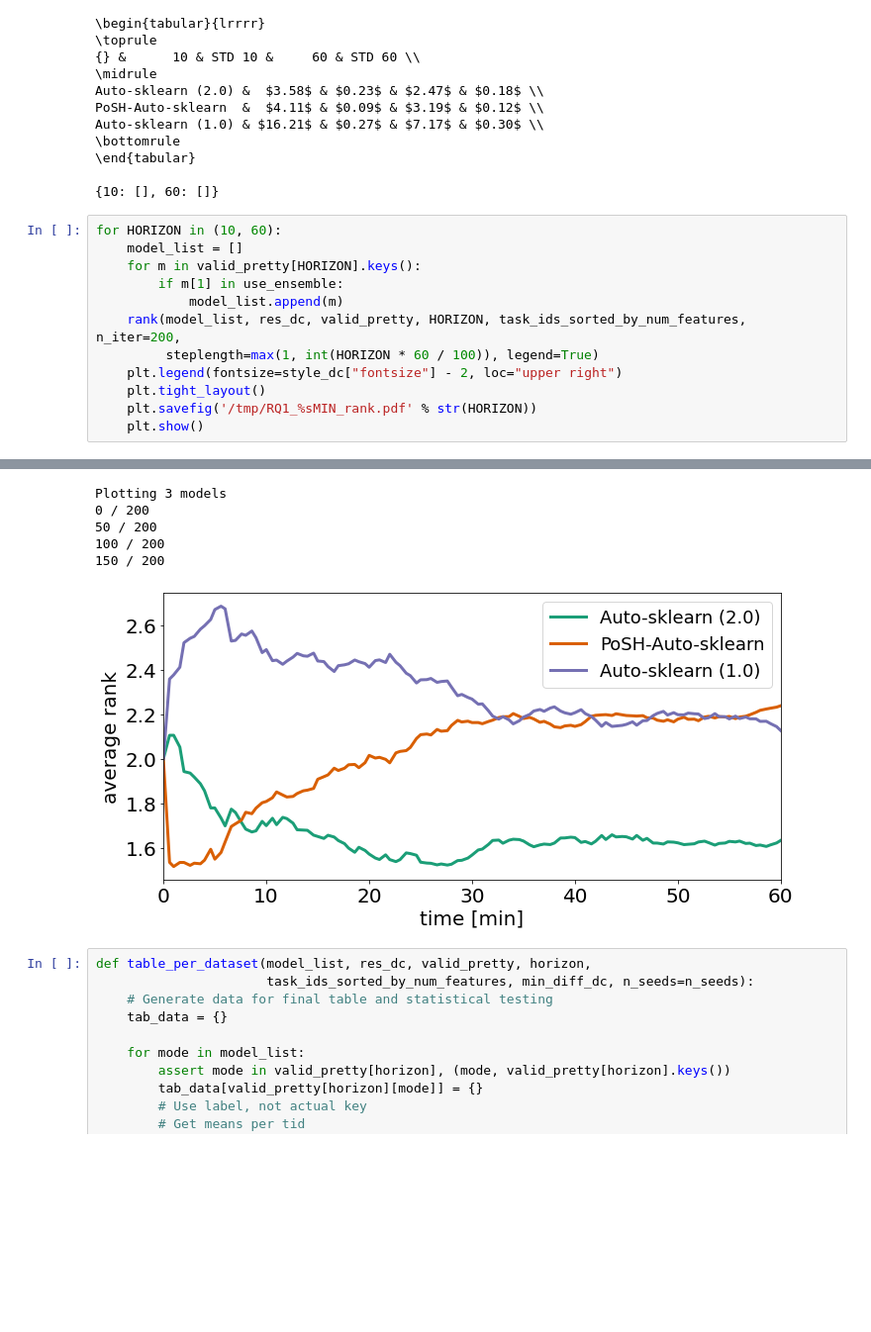
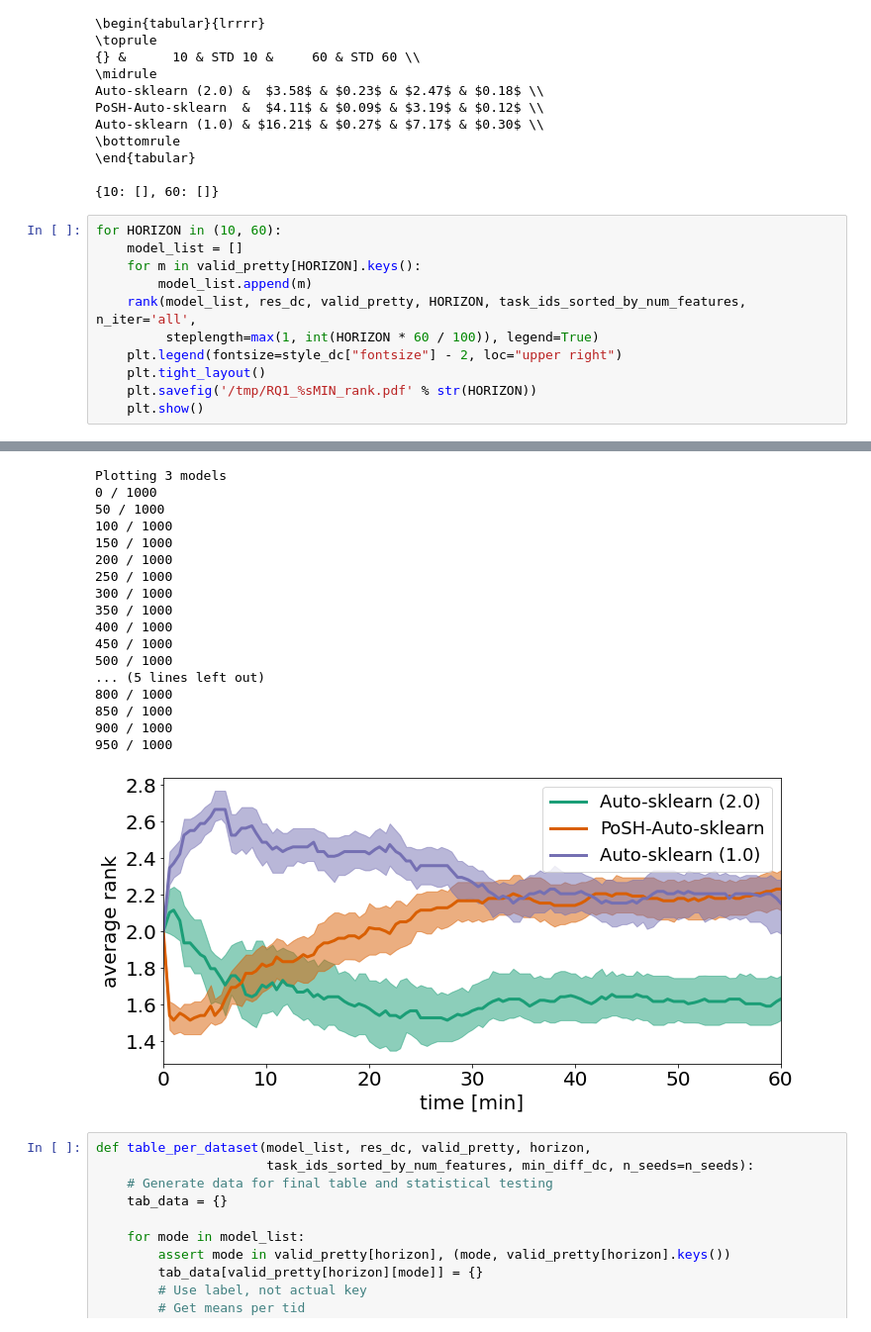
Before and after one commit to automl/ASKL2.0_experiments, a Jupyter notebook: notebooks/Table3_Table5_Figure5_Table15_Table16.ipynb, the cells around one changed output, grey strips where cells are left out. Shown at 99% size. Cells and saved outputs as stored; diff of their text form; blank space fills up the shorter version.

Commit message:
Add missing plotting utils, add uncertainty bands to ranking plots

```diff
--- a/notebooks/Table3_Table5_Figure5_Table15_Table16.ipynb
+++ b/notebooks/Table3_Table5_Figure5_Table15_Table16.ipynb
@@ -332,9 +334,8 @@ Auto-sklearn (1.0) & $16.21$ & $0.27$ & $7.17$ & $0.30$ \\
 for HORIZON in (10, 60):
     model_list = []
     for m in valid_pretty[HORIZON].keys():
-        if m[1] in use_ensemble:
-            model_list.append(m)
-    rank(model_list, res_dc, valid_pretty, HORIZON, task_ids_sorted_by_num_features, n_iter=200,
+        model_list.append(m)
+    rank(model_list, res_dc, valid_pretty, HORIZON, task_ids_sorted_by_num_features, n_iter='all',
          steplength=max(1, int(HORIZON * 60 / 100)), legend=True)
     plt.legend(fontsize=style_dc["fontsize"] - 2, loc="upper right")
     plt.tight_layout()
@@ -350,9 +363,21 @@ Plotting 3 models
 Plotting 3 models
-0 / 200
-50 / 200
-100 / 200
-150 / 200
+0 / 1000
+50 / 1000
+100 / 1000
+150 / 1000
+200 / 1000
+250 / 1000
+300 / 1000
+350 / 1000
+400 / 1000
+450 / 1000
+500 / 1000
+... (5 lines left out)
+800 / 1000
+850 / 1000
+900 / 1000
+950 / 1000
-[figure, old version]
+[figure, new version]
 # %%
 def table_per_dataset(model_list, res_dc, valid_pretty, horizon,
                       task_ids_sorted_by_num_features, min_diff_dc, n_seeds=n_seeds):
```
Also changed, not shown: parts of 3 cells of this notebook, 6 other files.
